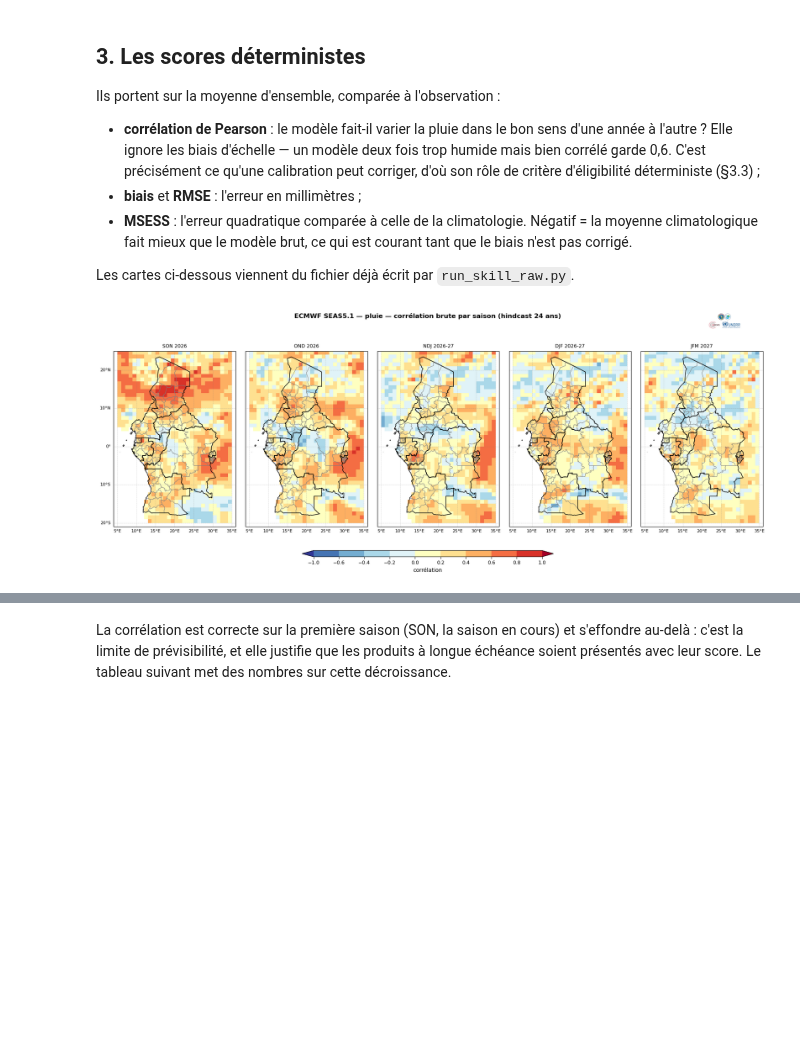
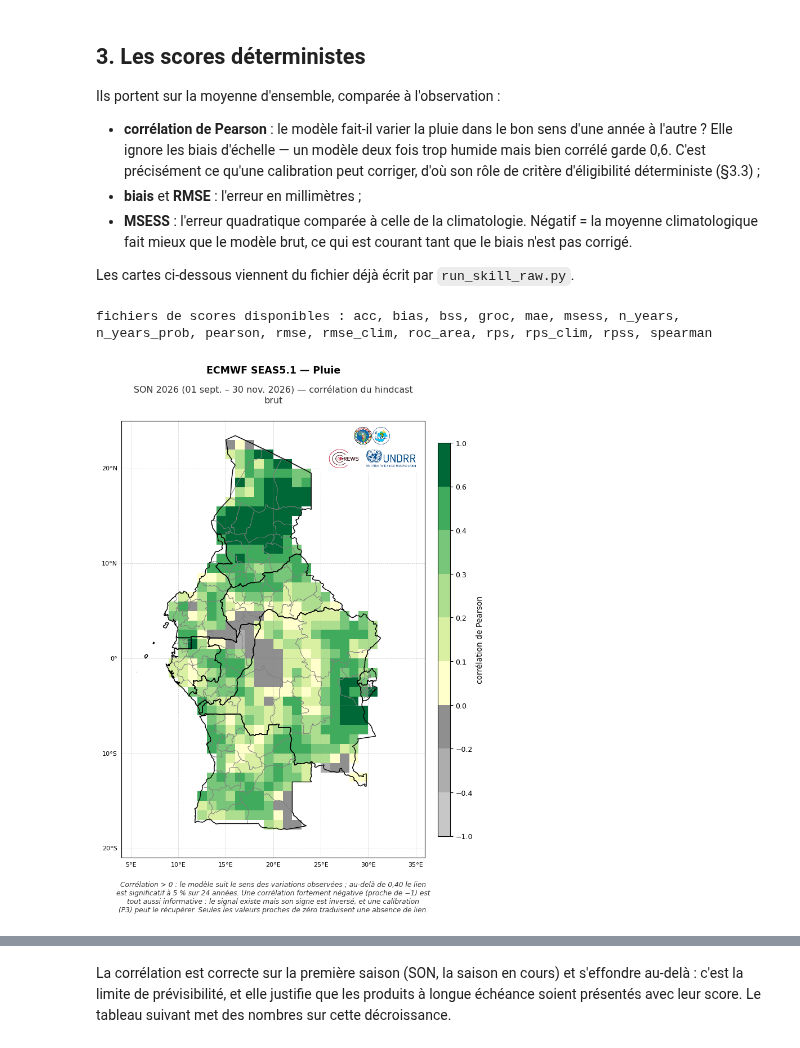
Before and after one commit to ludric-flan/eccas-s2s, a Jupyter notebook: notebooks/pedagogiques/04_skill_brut.ipynb, the cells around one changed output, grey strips where cells are left out. Cells and saved outputs as stored; diff of their text form; code cells hidden in the pictures; blank space fills up the shorter version.

```diff
--- a/notebooks/pedagogiques/04_skill_brut.ipynb
+++ b/notebooks/pedagogiques/04_skill_brut.ipynb
@@ -205,20 +205,21 @@ Ils portent sur la moyenne d'ensemble, comparée à l'observation :
   corrigé.
 
 Les cartes ci-dessous viennent du fichier déjà écrit par `run_skill_raw.py`.
-# %%
-from eccas_s2s.viz.ceeac_maps import SKILL_STYLES, map_panel
-
-maps = xr.open_dataset(OUT / "maps" / "c3s_ecmwf_precip_skill.nc")
-saisons = [p for p in maps["period"].values if str(maps["scale"].sel(period=p).values) == "season"]
-labels = [str(maps["label"].sel(period=p).values) for p in saisons]
-
-fig = map_panel([maps["pearson"].sel(period=p) for p in saisons], labels,
-                shapefile=cfg.raw["paths"]["shapefile"], logo=cfg.raw["paths"].get("logo"),
-                extent=tuple(cfg.domains["domain"]["map_extent"]),
-                cmap=SKILL_STYLES["pearson"]["cmap"], levels=SKILL_STYLES["pearson"]["levels"],
-                cbar_label="corrélation", ncols=len(saisons),
-                suptitle="ECMWF SEAS5.1 — pluie — corrélation brute par saison "
-                         f"(hindcast {maps.attrs['n_years']} ans)")
-plt.show()
-# %% [output]
-[figure, removed]
+# %%
+from eccas_s2s.viz.ceeac_maps import map_score
+
+netcdf = score_paths(OUT / "netcdf", "c3s", "ecmwf", "precip", "season")
+pearson = xr.open_dataset(netcdf / "pearson.nc")["pearson"].load()
+print("fichiers de scores disponibles :",
+      ", ".join(sorted(f.stem for f in netcdf.glob("*.nc"))))
+
+fig = map_score(pearson.sel(period=son.key), metric="pearson", variable="precip",
+                shapefile=cfg.raw["paths"]["shapefile"], logo=cfg.raw["paths"].get("logo"),
+                extent=tuple(cfg.domains["domain"]["map_extent"]),
+                title="ECMWF SEAS5.1 — Pluie",
+                subtitle=f"{son.label_fr(cfg.init_date.year, with_dates=True)} — "
+                         f"corrélation du hindcast brut")
+plt.show()
+# %% [output]
+fichiers de scores disponibles : acc, bias, bss, groc, mae, msess, n_years, n_years_prob, pearson, rmse, rmse_clim, roc_area, rps, rps_clim, rpss, spearman
+[figure, added]
```
Also changed, not shown: parts of 17 cells of this notebook.
